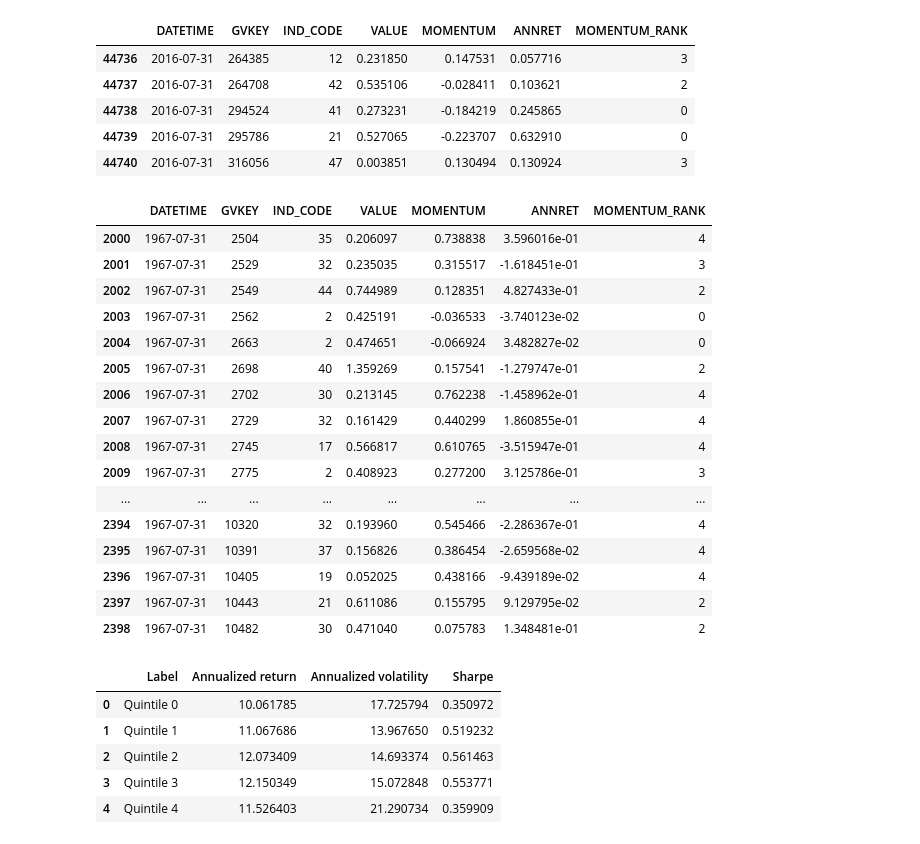
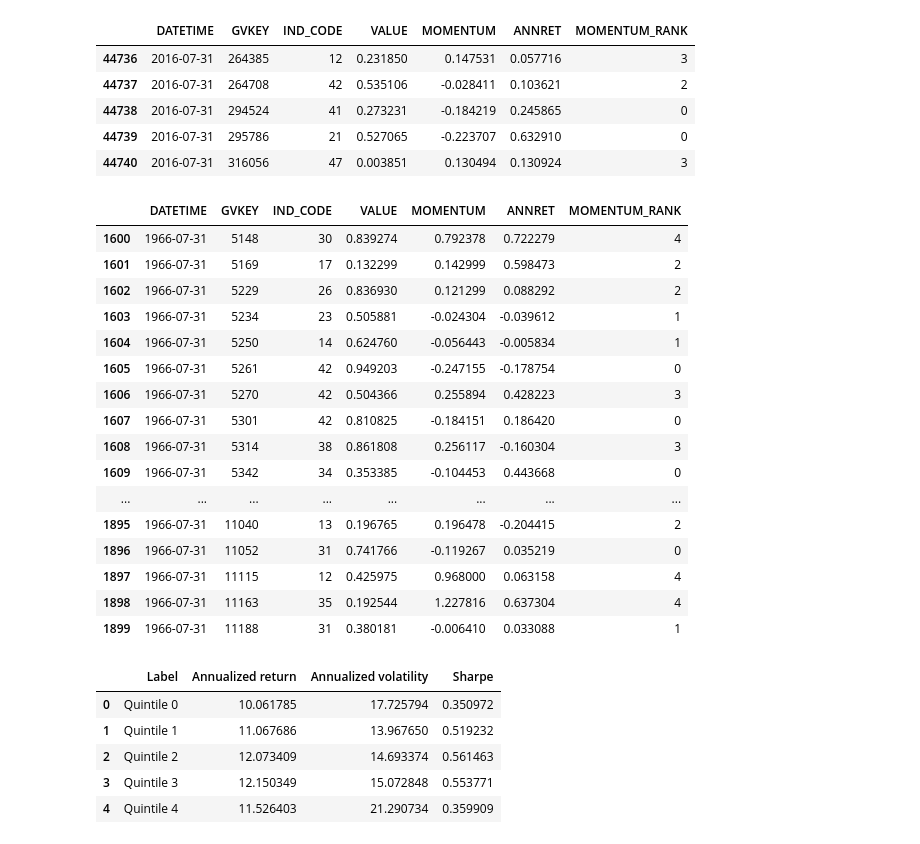
Before and after one commit to druce/ValueMomentum, a Jupyter notebook: LambdaRank-2020.ipynb, the cells around one changed output. Cells and saved outputs as stored; diff of their text form; code cells hidden in the pictures.

```diff
--- a/LambdaRank-2020.ipynb
+++ b/LambdaRank-2020.ipynb
@@ -522,25 +522,25 @@ display(datanew.tail())
 data['MOMENTUM_RANK'] = datanew['MOMENTUM_RANK']
 # %%
 with pd.option_context("display.max_rows", None, "display.max_columns", None):
-    display(data.iloc[2000:3000])
+    display(data.iloc[1600:1900])
 # %% [output]
 |  | DATETIME | GVKEY | IND_CODE | VALUE | MOMENTUM | ANNRET | MOMENTUM_RANK |
-| 2000 | 1967-07-31 | 2504 | 35 | 0.206097 | 0.738838 | 3.596016e-01 | 4 |
-| 2001 | 1967-07-31 | 2529 | 32 | 0.235035 | 0.315517 | -1.618451e-01 | 3 |
-| 2002 | 1967-07-31 | 2549 | 44 | 0.744989 | 0.128351 | 4.827433e-01 | 2 |
-| 2003 | 1967-07-31 | 2562 | 2 | 0.425191 | -0.036533 | -3.740123e-02 | 0 |
-| 2004 | 1967-07-31 | 2663 | 2 | 0.474651 | -0.066924 | 3.482827e-02 | 0 |
-| 2005 | 1967-07-31 | 2698 | 40 | 1.359269 | 0.157541 | -1.279747e-01 | 2 |
-| 2006 | 1967-07-31 | 2702 | 30 | 0.213145 | 0.762238 | -1.458962e-01 | 4 |
-| 2007 | 1967-07-31 | 2729 | 32 | 0.161429 | 0.440299 | 1.860855e-01 | 4 |
-| 2008 | 1967-07-31 | 2745 | 17 | 0.566817 | 0.610765 | -3.515947e-01 | 4 |
-| 2009 | 1967-07-31 | 2775 | 2 | 0.408923 | 0.277200 | 3.125786e-01 | 3 |
+| 1600 | 1966-07-31 | 5148 | 30 | 0.839274 | 0.792378 | 0.722279 | 4 |
+| 1601 | 1966-07-31 | 5169 | 17 | 0.132299 | 0.142999 | 0.598473 | 2 |
+| 1602 | 1966-07-31 | 5229 | 26 | 0.836930 | 0.121299 | 0.088292 | 2 |
+| 1603 | 1966-07-31 | 5234 | 23 | 0.505881 | -0.024304 | -0.039612 | 1 |
+| 1604 | 1966-07-31 | 5250 | 14 | 0.624760 | -0.056443 | -0.005834 | 1 |
+| 1605 | 1966-07-31 | 5261 | 42 | 0.949203 | -0.247155 | -0.178754 | 0 |
+| 1606 | 1966-07-31 | 5270 | 42 | 0.504366 | 0.255894 | 0.428223 | 3 |
+| 1607 | 1966-07-31 | 5301 | 42 | 0.810825 | -0.184151 | 0.186420 | 0 |
+| 1608 | 1966-07-31 | 5314 | 38 | 0.861808 | 0.256117 | -0.160304 | 3 |
+| 1609 | 1966-07-31 | 5342 | 34 | 0.353385 | -0.104453 | 0.443668 | 0 |
 | ... | ... | ... | ... | ... | ... | ... | ... |
-| 2394 | 1967-07-31 | 10320 | 32 | 0.193960 | 0.545466 | -2.286367e-01 | 4 |
-| 2395 | 1967-07-31 | 10391 | 37 | 0.156826 | 0.386454 | -2.659568e-02 | 4 |
-| 2396 | 1967-07-31 | 10405 | 19 | 0.052025 | 0.438166 | -9.439189e-02 | 4 |
-| 2397 | 1967-07-31 | 10443 | 21 | 0.611086 | 0.155795 | 9.129795e-02 | 2 |
-| 2398 | 1967-07-31 | 10482 | 30 | 0.471040 | 0.075783 | 1.348481e-01 | 2 |
+| 1895 | 1966-07-31 | 11040 | 13 | 0.196765 | 0.196478 | -0.204415 | 2 |
+| 1896 | 1966-07-31 | 11052 | 31 | 0.741766 | -0.119267 | 0.035219 | 0 |
+| 1897 | 1966-07-31 | 11115 | 12 | 0.425975 | 0.968000 | 0.063158 | 4 |
+| 1898 | 1966-07-31 | 11163 | 35 | 0.192544 | 1.227816 | 0.637304 | 4 |
+| 1899 | 1966-07-31 | 11188 | 31 | 0.380181 | -0.006410 | 0.033088 | 1 |
 # %%
 # performance by bucket
 
```
Also changed, not shown: parts of 5 cells of this notebook.
